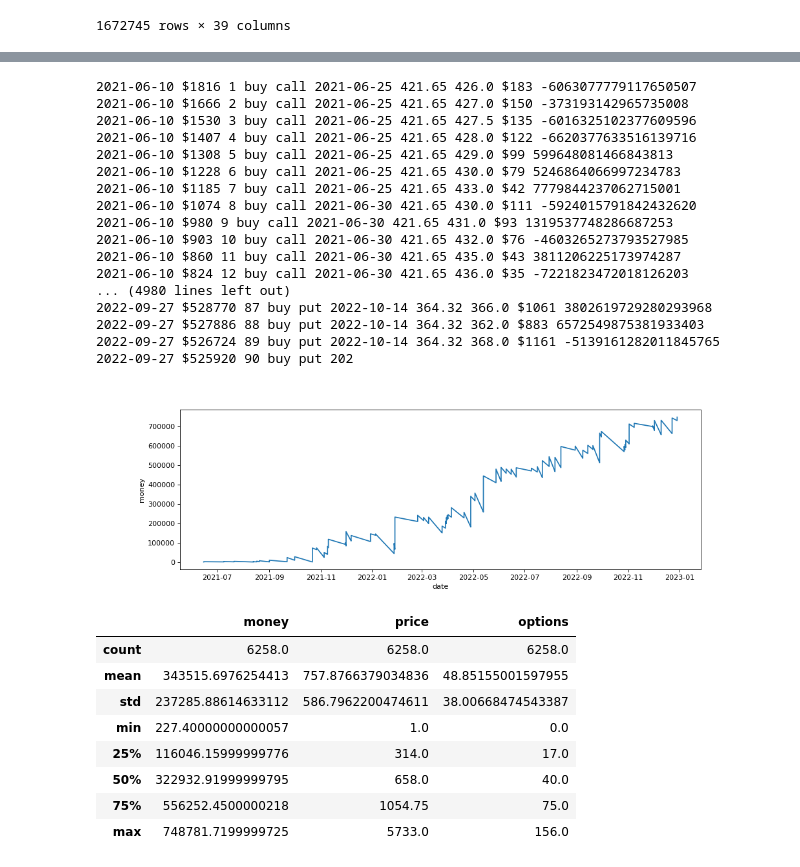
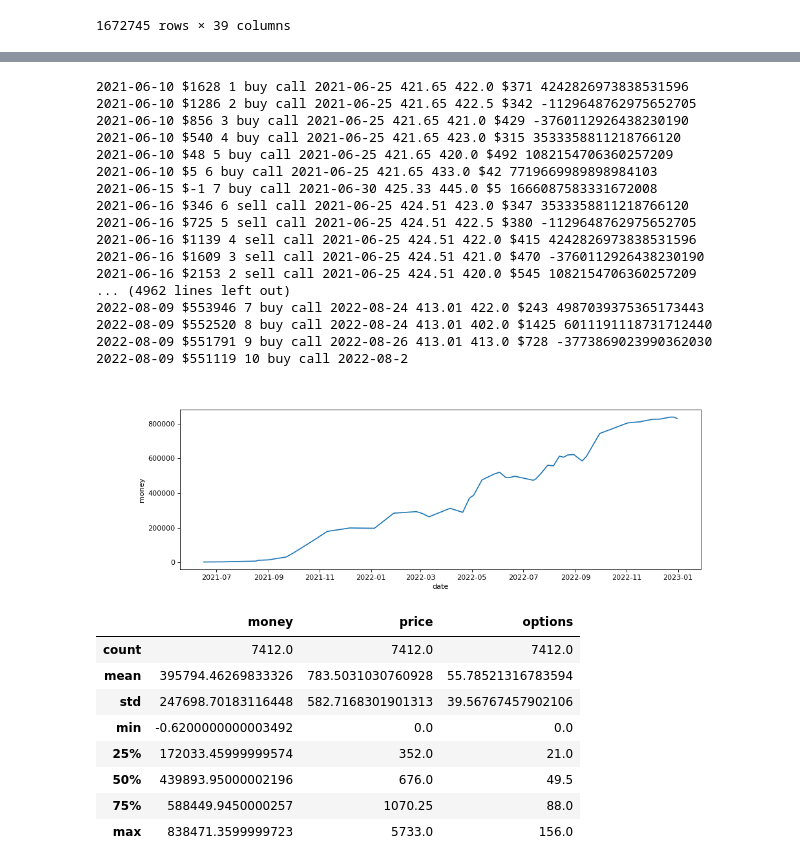
Before and after one commit to daneisburgh/invaas, a Jupyter notebook: notebooks/options-historical-test.ipynb, the cells around one changed output, grey strips where cells are left out. Saved outputs shown, nothing was run; the diff lists cells and outputs as text; code cells hidden in the pictures.

Commit message:
chore: update options test notebook

```diff
--- a/notebooks/options-historical-test.ipynb
+++ b/notebooks/options-historical-test.ipynb
@@ -110,7 +110,7 @@ def get_df_cnn_fear_greed_index():
         inplace=True,
     )
     df_fear_greed_index.rename(columns={"y": "fear_greed_index"}, inplace=True)
-    df_fear_greed_index["fear_greed_index"] = df_fear_greed_index.fear_greed_index.astype(float).astype(int)
+    df_fear_greed_index["fear_greed_index"] = df_fear_greed_index.fear_greed_index.astype(float).round()
     return df_fear_greed_index
 
 
@@ -250,7 +250,7 @@ for index, row in df_option_history.iterrows():
 
     owned_options = owned_options_not_sold
 
-    max_buy_price = money / 10
+    max_buy_price = money
     max_buy_amount = 25
     call_ask_price = row.C_ASK * 100
     put_ask_price = row.P_ASK * 100
@@ -265,6 +265,7 @@ for index, row in df_option_history.iterrows():
             and len([x for x in owned_options if x["OPTION_ID"] == row.OPTION_ID]) == 0
             and len([x for x in owned_options if x["side"] == "call" and x["purchase_date"] == index_date])
             <= max_buy_amount
+            # and row.UNDERLYING_LAST > row.STRIKE
         ):
             money -= call_ask_price + contract_fee
             option_to_buy = row.to_dict()
@@ -292,6 +293,7 @@ for index, row in df_option_history.iterrows():
             and len([x for x in owned_options if x["OPTION_ID"] == row.OPTION_ID]) == 0
             and len([x for x in owned_options if x["side"] == "put" and x["purchase_date"] == index_date])
             <= max_buy_amount
+            # and row.UNDERLYING_LAST < row.STRIKE
         ):
             money -= put_ask_price + contract_fee
             option_to_buy = row.to_dict()
@@ -314,52 +316,52 @@ for index, row in df_option_history.iterrows():
 print(f"Start money: ${start_money:.2f}")
 print(f"End money: ${money:.2f} ({(money-start_money)/start_money*100:.2f}%)")
 # %% [output]
-2021-06-10 $1816 1 buy call 2021-06-25 421.65 426.0 $183 -6063077779117650507
-2021-06-10 $1666 2 buy call 2021-06-25 421.65 427.0 $150 -373193142965735008
-2021-06-10 $1530 3 buy call 2021-06-25 421.65 427.5 $135 -6016325102377609596
-2021-06-10 $1407 4 buy call 2021-06-25 421.65 428.0 $122 -6620377633516139716
-2021-06-10 $1308 5 buy call 2021-06-25 421.65 429.0 $99 599648081466843813
-2021-06-10 $1228 6 buy call 2021-06-25 421.65 430.0 $79 5246864066997234783
-2021-06-10 $1185 7 buy call 2021-06-25 421.65 433.0 $42 7779844237062715001
-2021-06-10 $1074 8 buy call 2021-06-30 421.65 430.0 $111 -5924015791842432620
-2021-06-10 $980 9 buy call 2021-06-30 421.65 431.0 $93 1319537748286687253
-2021-06-10 $903 10 buy call 2021-06-30 421.65 432.0 $76 -4603265273793527985
-2021-06-10 $860 11 buy call 2021-06-30 421.65 435.0 $43 3811206225173974287
-2021-06-10 $824 12 buy call 2021-06-30 421.65 436.0 $35 -7221823472018126203
-... (4980 lines left out)
-2022-09-27 $528770 87 buy put 2022-10-14 364.32 366.0 $1061 3802619729280293968
-2022-09-27 $527886 88 buy put 2022-10-14 364.32 362.0 $883 6572549875381933403
-2022-09-27 $526724 89 buy put 2022-10-14 364.32 368.0 $1161 -5139161282011845765
-2022-09-27 $525920 90 buy put 202
+2021-06-10 $1628 1 buy call 2021-06-25 421.65 422.0 $371 4242826973838531596
+2021-06-10 $1286 2 buy call 2021-06-25 421.65 422.5 $342 -1129648762975652705
+2021-06-10 $856 3 buy call 2021-06-25 421.65 421.0 $429 -3760112926438230190
+2021-06-10 $540 4 buy call 2021-06-25 421.65 423.0 $315 3533358811218766120
+2021-06-10 $48 5 buy call 2021-06-25 421.65 420.0 $492 1082154706360257209
+2021-06-10 $5 6 buy call 2021-06-25 421.65 433.0 $42 7719669989898984103
+2021-06-15 $-1 7 buy call 2021-06-30 425.33 445.0 $5 1666087583331672008
+2021-06-16 $346 6 sell call 2021-06-25 424.51 423.0 $347 3533358811218766120
+2021-06-16 $725 5 sell call 2021-06-25 424.51 422.5 $380 -1129648762975652705
+2021-06-16 $1139 4 sell call 2021-06-25 424.51 422.0 $415 4242826973838531596
+2021-06-16 $1609 3 sell call 2021-06-25 424.51 421.0 $470 -3760112926438230190
+2021-06-16 $2153 2 sell call 2021-06-25 424.51 420.0 $545 1082154706360257209
+... (4962 lines left out)
+2022-08-09 $553946 7 buy call 2022-08-24 413.01 422.0 $243 4987039375365173443
+2022-08-09 $552520 8 buy call 2022-08-24 413.01 402.0 $1425 6011191118731712440
+2022-08-09 $551791 9 buy call 2022-08-26 413.01 413.0 $728 -3773869023990362030
+2022-08-09 $551119 10 buy call 2022-08-2
 # %%
 from matplotlib.pyplot import figure
 
 figure(figsize=(13, 4), dpi=80)
 
 df_trades = pd.DataFrame(trade_data)
 
 field_to_plot = "money"
-df_trades_plot = df_trades.loc[(df_trades["side"] == "sell")]
-# df_trades_plot = df_trades.loc[(df_trades["side"] == "sell") & (df_trades["options"] == 0)]
+# df_trades_plot = df_trades.loc[(df_trades["side"] == "sell")]
+df_trades_plot = df_trades.loc[(df_trades["side"] == "sell") & (df_trades["options"] == 0)]
 
 # field_to_plot = "options"
 # df_trades_plot = df_trades.groupby(["date"]).max("options").reset_index()
 
 plt.clf()
 plt.plot(pd.to_datetime(df_trades_plot["date"]), df_trades_plot[field_to_plot])
 plt.xlabel("date")
 plt.ylabel(field_to_plot)
 plt.show()
 df_trades.describe().astype(str)
 # %% [output]
-[figure, old version]
+[figure, new version]
 |  | money | price | options |
-| count | 6258.0 | 6258.0 | 6258.0 |
-| mean | 343515.6976254413 | 757.8766379034836 | 48.85155001597955 |
-| std | 237285.88614633112 | 586.7962200474611 | 38.00668474543387 |
-| min | 227.40000000000057 | 1.0 | 0.0 |
-| 25% | 116046.15999999776 | 314.0 | 17.0 |
-| 50% | 322932.91999999795 | 658.0 | 40.0 |
-| 75% | 556252.4500000218 | 1054.75 | 75.0 |
-| max | 748781.7199999725 | 5733.0 | 156.0 |
+| count | 7412.0 | 7412.0 | 7412.0 |
+| mean | 395794.46269833326 | 783.5031030760928 | 55.78521316783594 |
+| std | 247698.70183116448 | 582.7168301901313 | 39.56767457902106 |
+| min | -0.6200000000003492 | 0.0 | 0.0 |
+| 25% | 172033.45999999574 | 352.0 | 21.0 |
+| 50% | 439893.95000002196 | 676.0 | 49.5 |
+| 75% | 588449.9450000257 | 1070.25 | 88.0 |
+| max | 838471.3599999723 | 5733.0 | 156.0 |
 # %%
```
Also changed, not shown: parts of 1 cell of this notebook.
